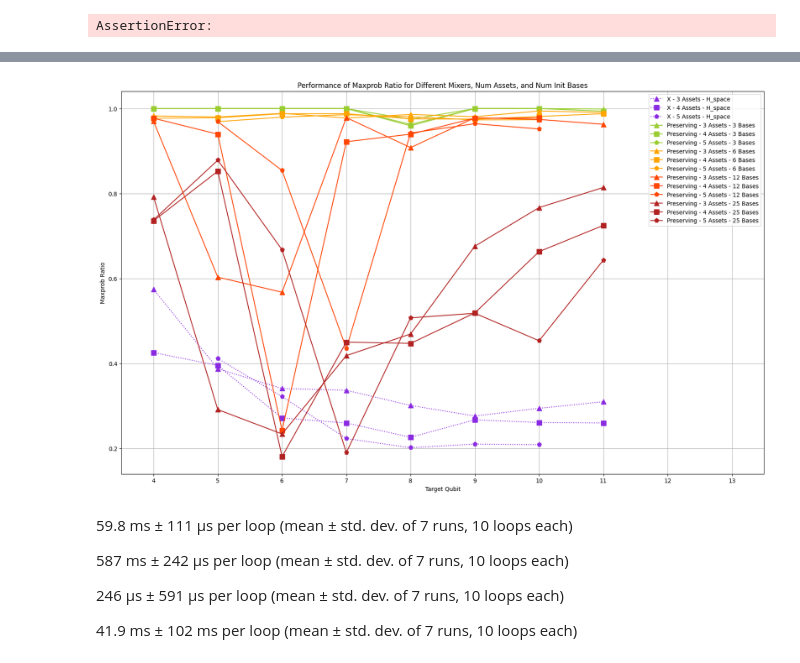
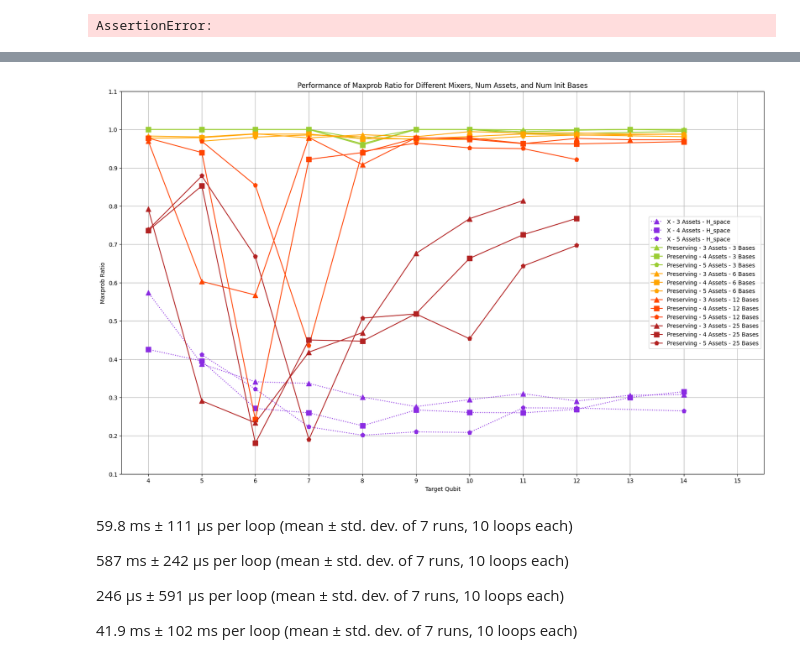
Before and after one commit to AndewNN/Quantum_Computing, a Jupyter notebook: CUDA/PO_Mixer_Benchmark.ipynb, the cells around one changed output, grey strips where cells are left out. Drawn from its saved outputs; the diff is of its cells as text; code cells hidden in the pictures.

```diff
--- a/CUDA/PO_Mixer_Benchmark.ipynb
+++ b/CUDA/PO_Mixer_Benchmark.ipynb
@@ -142,10 +84,10 @@ assert False, "Please make sure of CLEAR_EX_RESULT and RESTORE_RUNTIME before ru
 # %% [output]
 AssertionError: Please make sure of CLEAR_EX_RESULT and RESTORE_RUNTIME before running the code.
 # %%
-CLEAR_EX_RESULT = False
+CLEAR_EX_RESULT = True
 
-restore_iter = 91
-RESTORE_RUNTIME = True
+restore_iter = 8
+RESTORE_RUNTIME = False
 
 if CLEAR_EX_RESULT:
     for curr_dir, dirs, files in os.walk(dir_path):
@@ -366,0 +353,32 @@ Observe time for X: 6.00 ms, Preserving: 185.21 ms
+# %%
+df_X = pd.read_csv(f"{dir_path}/X.csv")
+df_P = pd.read_csv(f"{dir_path}/Preserving.csv")
+
+approx_X = df_X["Approximate_ratio"].mean()
+approx_P = df_P["Approximate_ratio"].mean()
+print(f"Approximate ratio for X: {approx_X:.4f}, Preserving: {approx_P:.4f}")
+
+maxprob_X = df_X["MaxProb_ratio"].mean()
+maxprob_P = df_P["MaxProb_ratio"].mean()
+print(f"MaxProb ratio for X: {maxprob_X:.4f}, Preserving: {maxprob_P:.4f}")
+
+init_1_time_X = df_X["init_1_time"].mean()
+init_2_time_X = df_X["init_2_time"].mean()
+optim_time_X = df_X["optim_time"].mean()
+observe_time_X = df_X["observe_time"].mean()
+
+init_1_time_P = df_P["init_1_time"].mean()
+init_2_time_P = df_P["init_2_time"].mean()
+optim_time_P = df_P["optim_time"].mean()
+observe_time_P = df_P["observe_time"].mean()
+
+print(f"Init 1 time for X: {init_1_time_X*1000:.2f} ms, Preserving: {init_1_time_P*1000:.2f} ms")
+print(f"Init 2 time for X: {init_2_time_X*1000:.2f} ms, Preserving: {init_2_time_P*1000:.2f} ms")
+print(f"Optim time for X: {optim_time_X*1000:.2f} ms, Preserving: {optim_time_P*1000:.2f} ms")
+print(f"Observe time for X: {observe_time_X*1000:.2f} ms, Preserving: {observe_time_P*1000:.2f} ms")
+
+col_result = ["Mode"] + report_col
+df_result = pd.DataFrame(columns=col_result)
+df_result.loc[0] = ["X", approx_X, maxprob_X, init_1_time_X, init_2_time_X, optim_time_X, observe_time_X]
+df_result.loc[1] = ["Preserving", approx_P, maxprob_P, init_1_time_P, init_2_time_P, optim_time_P, observe_time_P]
+df_result.to_csv(f"{dir_path}/result.csv", index=False)
@@ -632,36 +683,38 @@ color_map = {(3, 'Preserving'): "yellowgreen",
                 (12, 'Preserving'): "orangered",
                 (25, 'Preserving'): "firebrick",
                 ("H_space", "X"): "blueviolet"}
 line_map = {"X": ":", "Preserving": "-"}
 plot_mode = ["Approximate_ratio", "MaxProb_ratio"][1]
 plt.figure(figsize=(20, 12))
 for mode in modes:
     for num_init_bases in (["H_space"] if mode == "X" else [3, 6, 12, 25]):
         for N_ASSETS in range(3, 6):
             mode_results = []
             range_qubit = []
-            for TARGET_QUBIT in range(4, 12):
+            for TARGET_QUBIT in range(4, 20):
                 dir_name = f"exp_Q{TARGET_QUBIT}_A{N_ASSETS}_L{LAMB}_q{Q}_B{3 if mode == 'X' else num_init_bases}"
                 dir_path = f"./experiments/{dir_name}"
                 if not os.path.exists(f"{dir_path}/result.csv"):
                     continue
                 df = pd.read_csv(f"{dir_path}/result.csv")
                 mode_result = df[df["Mode"] == mode][plot_mode].values[0]
                 mode_results.append(mode_result)
                 range_qubit.append(TARGET_QUBIT)
             plt.plot(range_qubit, mode_results, marker=marker_map[N_ASSETS], color=color_map[(num_init_bases, mode)], linestyle=line_map[mode], label=f"{mode} - {N_ASSETS} Assets - {num_init_bases}{'' if mode == 'X' else ' Bases'}", markersize=8)
 plt.xlabel("Target Qubit")
 plt.ylabel(plot_mode.replace("_", " ").title())
 plt.title(f"Performance of {plot_mode.replace('_', ' ').title()} for Different Mixers, Num Assets, and Num Init Bases")
-plt.xlim(3.5, 13.5)
+plt.xlim(3.5, 15.5)
 plt.legend()
 plt.grid()
 ax = plt.gca()
 xmin, xmax = ax.get_xlim()
+ymin, ymax = ax.get_ylim()
 ax.set_xticks(np.arange(int(np.ceil(xmin)), int(np.floor(xmax)) + 1))
+ax.set_yticks(np.arange(np.floor(ymin*10)/10, np.ceil(ymax*10)/10 + 0.1, 0.1))
 plt.show()
 # %% [output]
-[figure, old version]
+[figure, new version]
 # %%
 read_report = pd.read_csv(f"./experiments/exp_Q6_A3_L1.5_q0_B6/result.csv")
 print(read_report)
```
Also changed, not shown: parts of 9 cells of this notebook, 4 other files.
